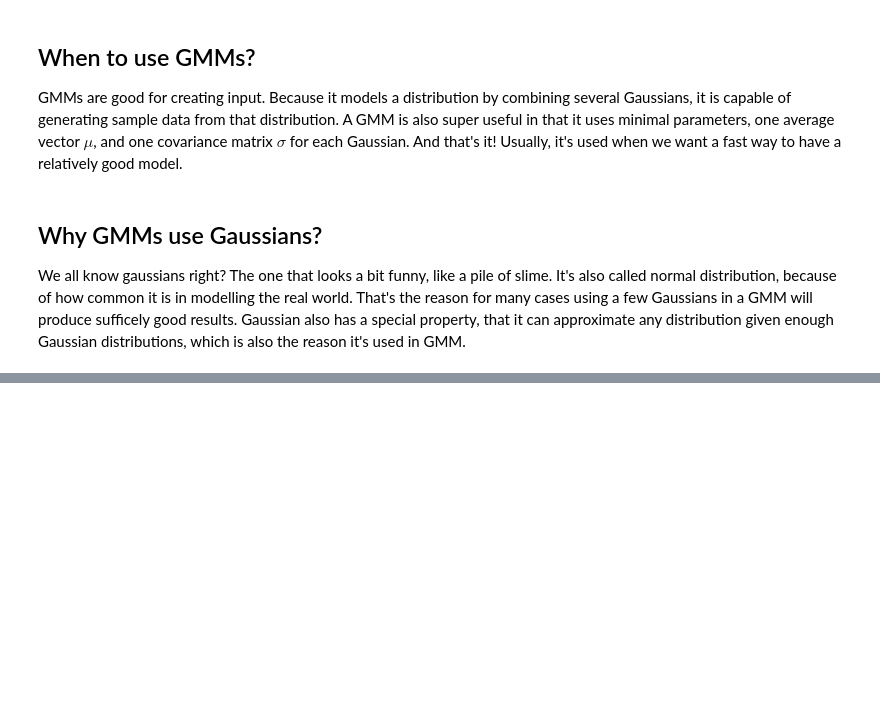
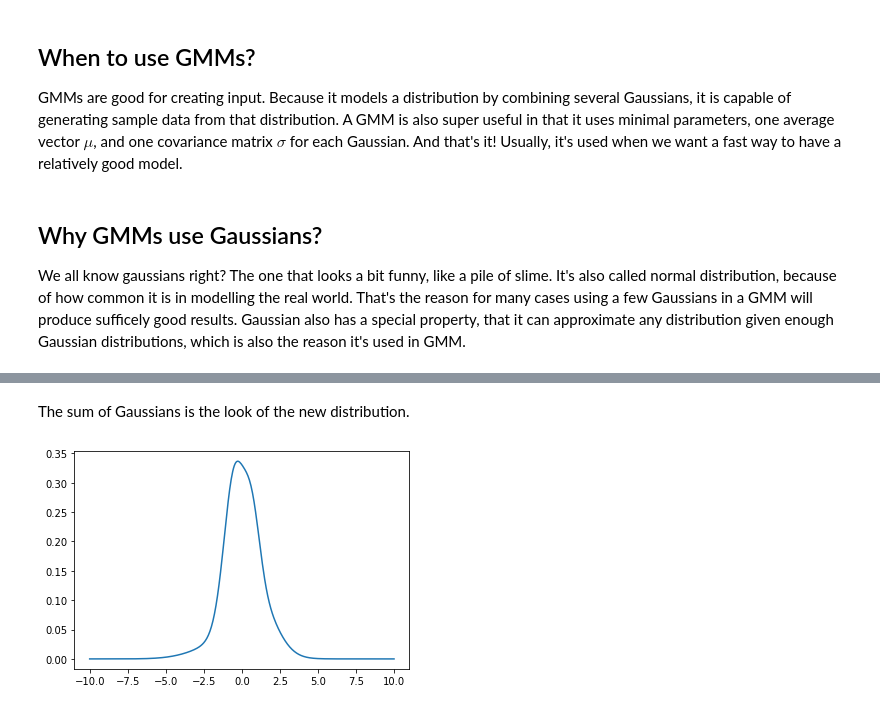
Before and after one commit to HanYunZhang/learning-machine, a Jupyter notebook: book/generative/gmm/gmm.ipynb, the cells around one changed output, grey strips where cells are left out. Drawn from its saved outputs; the diff is of its cells as text; code cells hidden in the pictures; blank space fills up the shorter version.

```diff
--- a/book/generative/gmm/gmm.ipynb
+++ b/book/generative/gmm/gmm.ipynb
@@ -25,0 +62,12 @@ Gaussian also has a special property, that it can approximate any distribution g
+# %% [markdown]
+The sum of Gaussians is the look of the new distribution.
+# %%
+y = [0] * len(x)
+for n in range(num_gaussians):
+    for i in range(len(x)):
+        y[i] += gaussian(x[i], means[n], stddevs[n]) * weights[n]
+
+plt.plot(x, y)
+plt.show()
+# %% [output]
+[figure, added]
```
Also changed, not shown: parts of 5 cells of this notebook, 24 other files.
